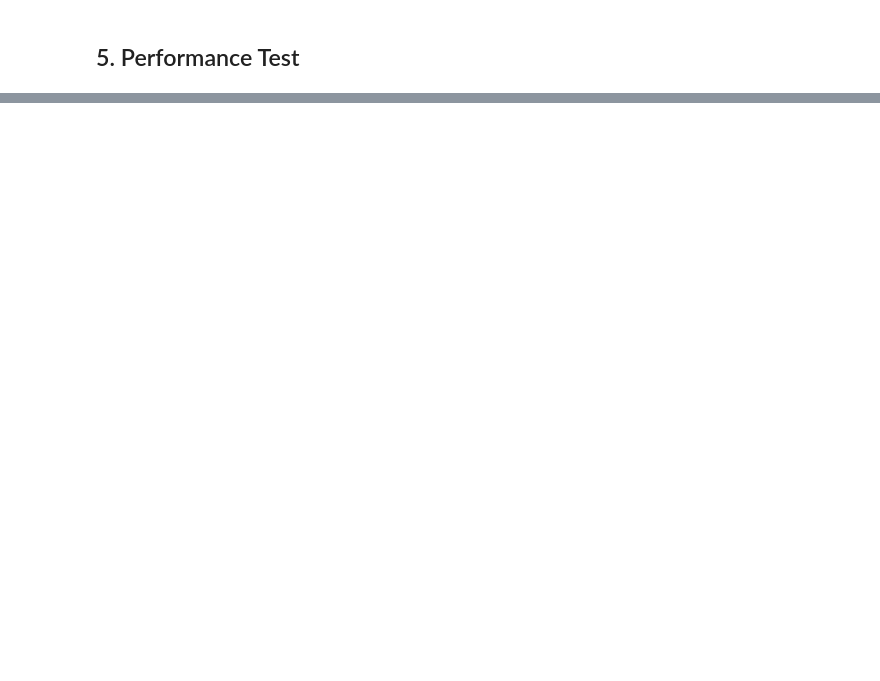
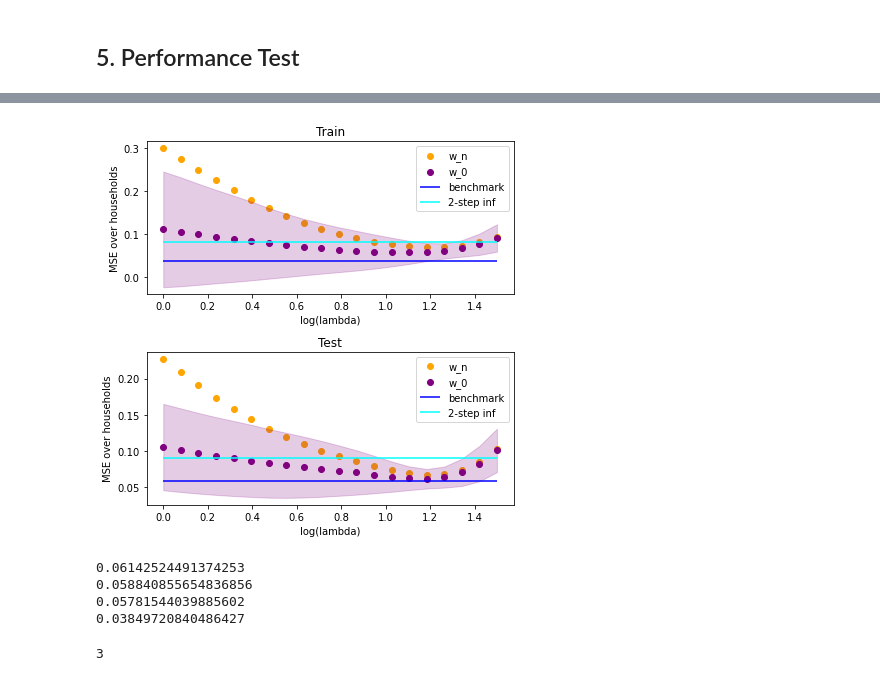
Before and after one commit to MahrokhEPFL/OPTML, a Jupyter notebook: Mean-Reg-MTL.ipynb, the cells around one changed output, grey strips where cells are left out. Cells and saved outputs as stored; diff of their text form; code cells hidden in the pictures; blank space fills up the shorter version.

```diff
--- a/Mean-Reg-MTL.ipynb
+++ b/Mean-Reg-MTL.ipynb
@@ -271,5 +267,9 @@ Sanity check lambda=inf failed.
 # %% [markdown]
 ## 4. Benchmarking
+# %%
+lr = 0.1
+inner_iters = 30
+outer_iters = 30
 # %%
 def compute_av_consumption(households):
     # check length of data
@@ -466,11 +334,0 @@ def central_train(households, optim_method, lr, lambda_, total_it, **kwargs):
-# %%
-total_it=10
-#total_it=inner_iters*outer_iters
-w_cent = central_train(households, optim_method='Adam',
-              lr=lr, lambda_=10, total_it=total_it, verbose=True)
-
-weights_cent_all = copy.deepcopy(w_cent.state_dict())['linear.weight'].numpy().flatten()
-in_dim = households[0].info['num_features']
-w_0_cent = np.zeros(in_dim)
-for h_ind in np.arange(len(households)):
-    w_0_cent = w_0_cent + weights_cent_all[h_ind*in_dim:(h_ind+1)*in_dim]
@@ -494,0 +335,4 @@ weights = [0.742 0.749 0.967 0.733 0.748 0.749 0.742 0.965 0.969 0.746 0.751 0.9
+# %%
+# params
+log_lambdas = np.linspace(0,1.5,20)
+lambdas = pow(10, log_lambdas)
@@ -494,0 +441,54 @@ weights = [0.742 0.749 0.967 0.733 0.748 0.749 0.742 0.965 0.969 0.746 0.751 0.9
+# %%
+# plot
+xx = log_lambdas
+fig,axs = plt.subplots(2,1,figsize=(6,6))
+axs[0].scatter(xx, mse_w_n_trn_av, color='orange', label='w_n')
+axs[0].scatter(xx, mse_w_0_trn_av, color='purple', label='w_0')
+axs[0].hlines(mse_bnc_trn_av, xx[0], xx[-1], colors='blue', label='benchmark')
+axs[0].hlines(mse_tsi_trn_av, xx[0], xx[-1], color='cyan',   label='2-step inf')
+#axs[0].fill_between(xx, mse_w_n_trn_av-1.96*mse_w_n_trn_sd, mse_w_n_trn_av+1.96*mse_w_n_trn_sd, alpha=0.2, color='blue')
+#axs[0].fill_between(xx, mse_bnc_trn_av-1.96*mse_bnc_trn_sd, mse_bnc_trn_av+1.96*mse_bnc_trn_sd, alpha=0.2, color='purple')
+#axs[0].fill_between(xx, mse_tsi_trn_av-1.96*mse_tsi_trn_sd, mse_tsi_trn_av+1.96*mse_tsi_trn_sd, alpha=0.2, color='green')
+axs[0].fill_between(xx, mse_w_0_trn_av-1.96*mse_w_0_trn_sd, mse_w_0_trn_av+1.96*mse_w_0_trn_sd,alpha=0.2, color='purple')
+axs[0].set_title('Train')
+axs[1].scatter(xx, mse_w_n_tst_av, color='orange', label='w_n')
+axs[1].scatter(xx, mse_w_0_tst_av, color='purple', label='w_0')
+axs[1].hlines(mse_bnc_tst_av, xx[0], xx[-1], colors='blue', label='benchmark')
+axs[1].hlines(mse_tsi_tst_av, xx[0], xx[-1], color='cyan',   label='2-step inf')
+#axs[1].fill_between(xx, mse_w_n_tst_av-1.96*mse_w_n_tst_sd, mse_w_n_tst_av+1.96*mse_w_n_tst_sd, alpha=0.2, color='blue')
+#axs[1].fill_between(xx, mse_bnc_tst_av-1.96*mse_bnc_tst_sd, mse_bnc_tst_av+1.96*mse_bnc_tst_sd, alpha=0.2, color='purple')
+#axs[1].fill_between(xx, mse_tsi_tst_av-1.96*mse_tsi_tst_sd, mse_tsi_tst_av+1.96*mse_tsi_tst_sd, alpha=0.2, color='green')
+axs[1].fill_between(xx, mse_w_0_tst_av-1.96*mse_w_0_tst_sd, mse_w_0_tst_av+1.96*mse_w_0_tst_sd,alpha=0.2, color='purple')
+axs[1].set_title('Test')
+for ax in axs:
+    ax.legend()
+    ax.set_xlabel('log(lambda)')
+    ax.set_ylabel('MSE over households')
+plt.tight_layout()
+plt.show()
+
+fig.savefig('res.pdf')
+# %% [output]
+[figure, added]
+# %%
+print(min(mse_w_0_tst_av))
+print(mse_bnc_tst_av)
+
+print(min(mse_w_0_trn_av))
+print(mse_bnc_trn_av)
+# %% [output]
+0.06142524491374253
+0.058840855654836856
+0.05781544039885602
+0.03849720840486427
+# %%
+# find if w_n was better for anyone
+num = 0
+for h_ind in np.arange(len(households)):
+    min_wn = min(mse_w_n_tst[h_ind, :])
+    min_w0 = min(mse_w_0_tst[h_ind, :])
+    if min_w0>=min_wn:
+        num +=1
+print(num)
+# %% [output]
+3
```
Also changed, not shown: parts of 13 cells of this notebook, 10 other files.
